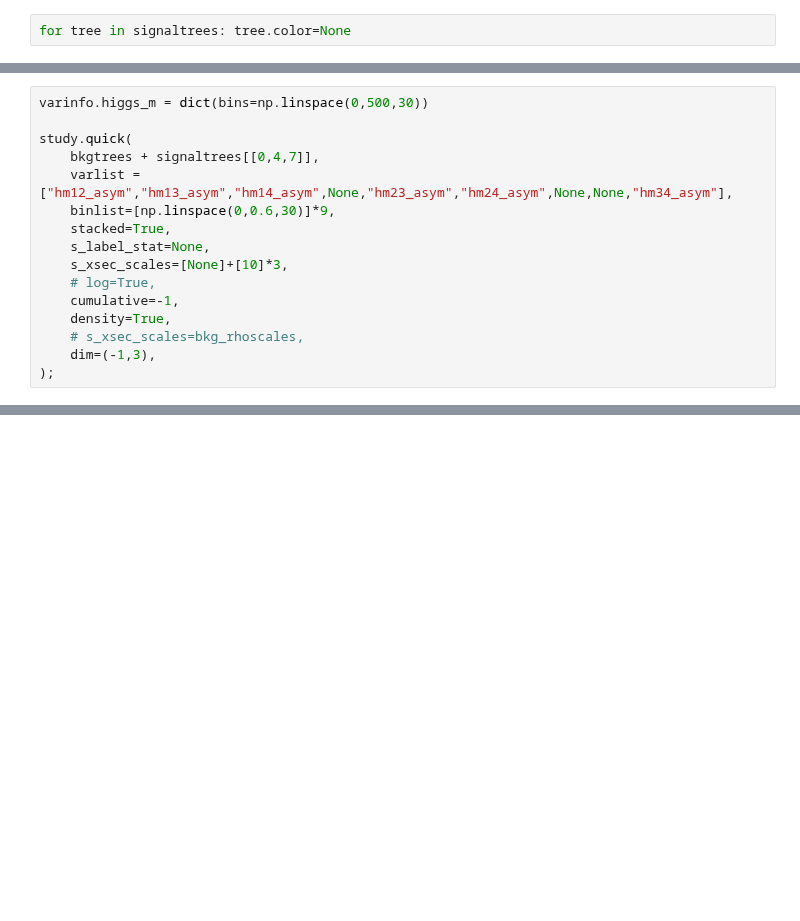
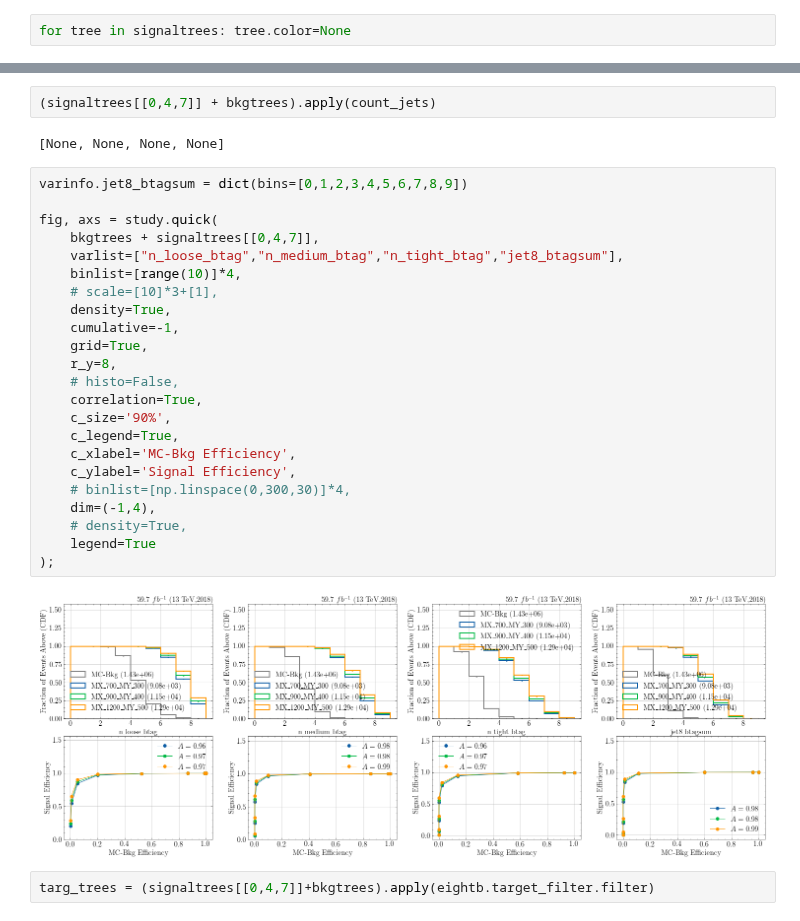
Before and after one commit to ekoenig4/analysis, a Jupyter notebook: jupyter/eightb/mc-background/abcd_estimation.ipynb, the cells around one changed output, grey strips where cells are left out. Saved outputs shown, nothing was run; the diff lists cells and outputs as text; blank space fills up the shorter version.

```diff
--- a/jupyter/eightb/mc-background/abcd_estimation.ipynb
+++ b/jupyter/eightb/mc-background/abcd_estimation.ipynb
@@ -52,16 +33,0 @@ trees.apply(calc_m_asym)
-# %%
-varinfo.higgs_m = dict(bins=np.linspace(0,500,30))
-
-study.quick(
-    bkgtrees + signaltrees[[0,4,7]],
-    varlist = ["hm12_asym","hm13_asym","hm14_asym",None,"hm23_asym","hm24_asym",None,None,"hm34_asym"],
-    binlist=[np.linspace(0,0.6,30)]*9,
-    stacked=True,
-    s_label_stat=None,
-    s_xsec_scales=[None]+[10]*3,
-    # log=True,
-    cumulative=-1,
-    density=True,
-    # s_xsec_scales=bkg_rhoscales,
-    dim=(-1,3),
-);
@@ -329,0 +64,31 @@ for rname,vr_trees in zip(rnames,vriter):
+# %%
+(signaltrees[[0,4,7]] + bkgtrees).apply(count_jets)
+# %% [output]
+[None, None, None, None]
+# %%
+varinfo.jet8_btagsum = dict(bins=[0,1,2,3,4,5,6,7,8,9])
+
+fig, axs = study.quick(
+    bkgtrees + signaltrees[[0,4,7]],
+    varlist=["n_loose_btag","n_medium_btag","n_tight_btag","jet8_btagsum"],
+    binlist=[range(10)]*4,
+    # scale=[10]*3+[1],
+    density=True,
+    cumulative=-1,
+    grid=True,
+    r_y=8,
+    # histo=False,
+    correlation=True,
+    c_size='90%',
+    c_legend=True,
+    c_xlabel='MC-Bkg Efficiency',
+    c_ylabel='Signal Efficiency',
+    # binlist=[np.linspace(0,300,30)]*4,
+    dim=(-1,4),
+    # density=True,
+    legend=True
+);
+# %% [output]
+[figure, added]
+# %%
+targ_trees = (signaltrees[[0,4,7]]+bkgtrees).apply(eightb.target_filter.filter)
```
Also changed, not shown: parts of 54 cells of this notebook, 5 other files.
